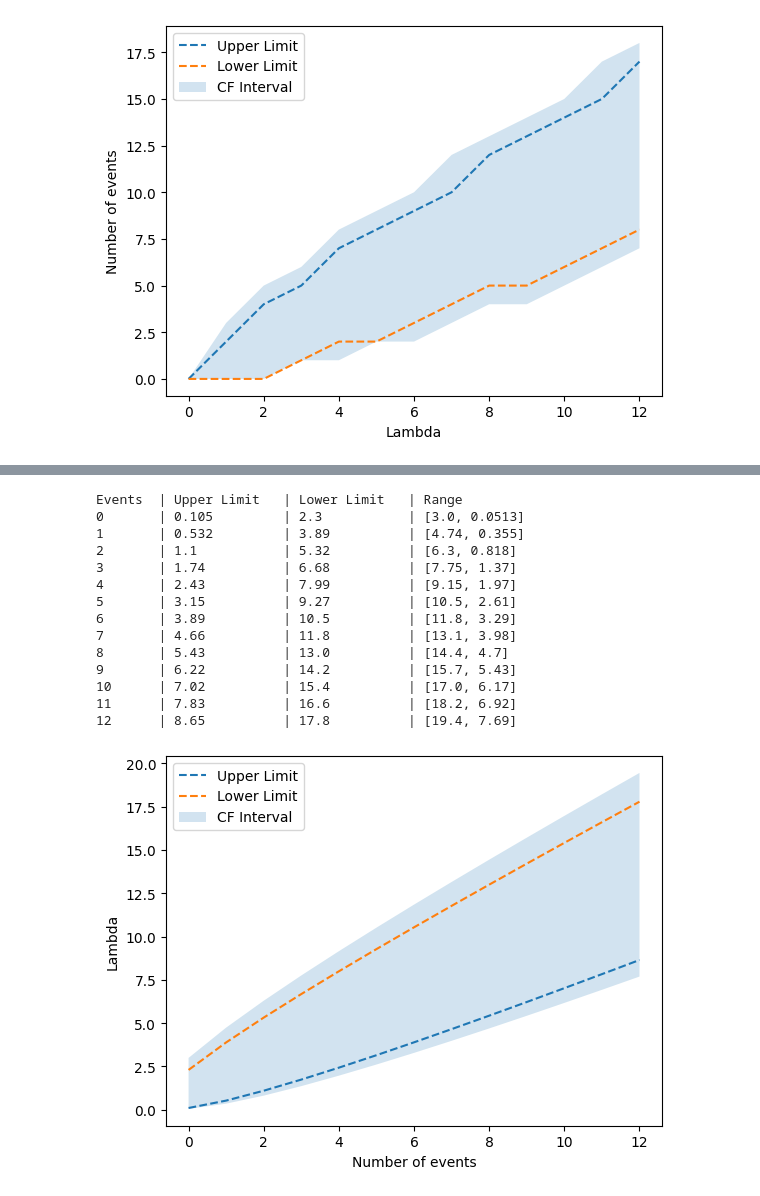
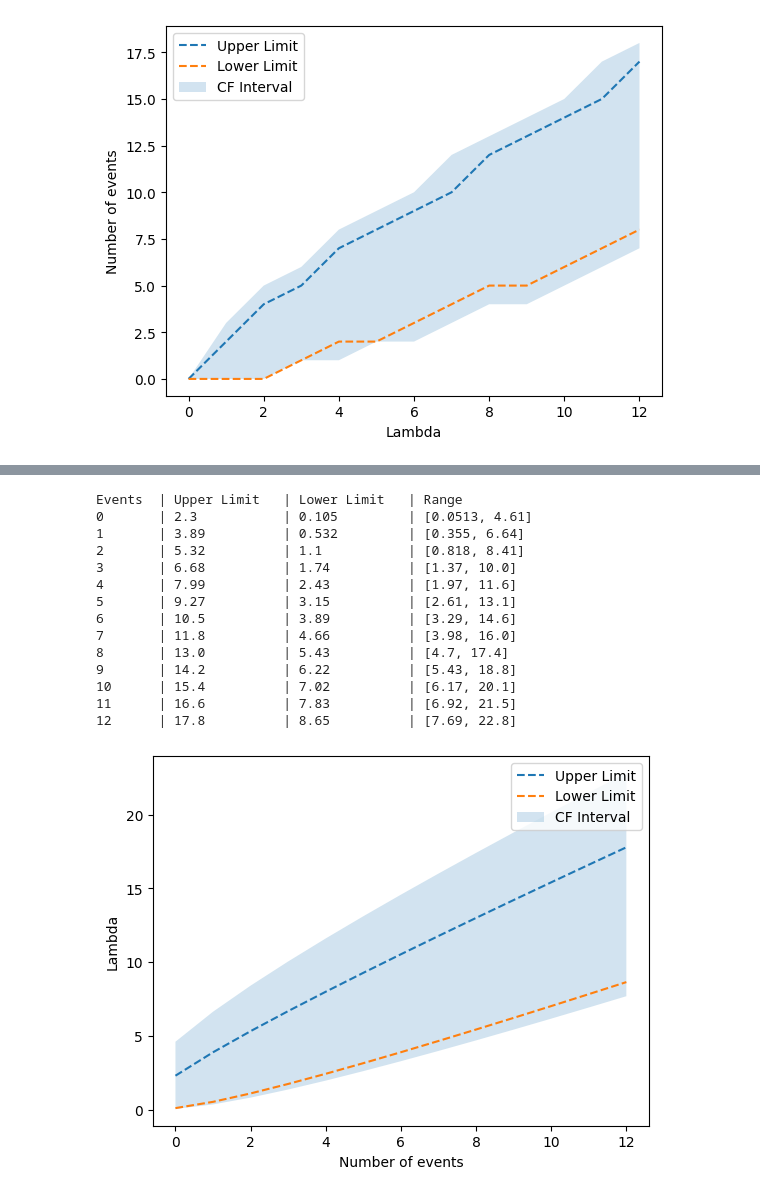
Before and after one commit to aotownsend/StatMethods2022, a Jupyter notebook: submissions/week10/oesterheld_week10.ipynb, the cells around one changed output, grey strips where cells are left out. Cells and saved outputs as stored; diff of their text form; code cells hidden in the pictures.

```diff
--- a/submissions/week10/oesterheld_week10.ipynb
+++ b/submissions/week10/oesterheld_week10.ipynb
@@ -47,13 +47,3 @@ Lambda  | Upper Limit   | Lower Limit   | Range
 11      | 15.0          | 7.0           | [6.0, 17.0]
 12      | 17.0          | 8.0           | [7.0, 18.0]
 [figure]
-# %%
-n = 0
-
-def f(l):
-    val = sp.stats.poisson.cdf(n, l) - 0.9
-    print((l, val))
-    return val
-
-sol = sp.optimize.bisect(f, 0, 100)
-print(sol)
@@ -78,41 +50,41 @@ print(sol)
 # %%
 n = np.arange(0,13)
 l_upper = np.zeros(13) - 1
 l_lower = l_upper.copy()
 l_range_upper = l_upper.copy()
 l_range_lower = l_upper.copy()
 
 def find_lambda(event_count, offset):
     return sp.optimize.bisect(lambda x : sp.stats.poisson.cdf(event_count, x)-offset, 0, 100)
 
 print("Events\t| Upper Limit\t| Lower Limit\t| Range")
 for i in n:
-    l_upper[i] = find_lambda(i, 0.9)
-    l_lower[i] = find_lambda(i, 0.1)
-    l_range_upper[i] = find_lambda(i, 0.95)
-    l_range_lower[i] = find_lambda(i, 0.05)
+    l_upper[i] = find_lambda(i, 0.1)
+    l_lower[i] = find_lambda(i, 0.9)
+    l_range_upper[i] = find_lambda(i, 0.01)
+    l_range_lower[i] = find_lambda(i, 0.95)
     print(f"{i}\t| {l_upper[i]:.3}\t\t| {l_lower[i]:.3}\t\t| [{l_range_lower[i]:.3}, {l_range_upper[i]:.3}]")
 
 plt.plot(n, l_upper, "--", label="Upper Limit")
 plt.plot(n, l_lower, "--", label="Lower Limit")
 plt.fill_between(n, l_range_upper, l_range_lower, alpha=0.2, label="CF Interval")
 plt.xlabel("Number of events")
 plt.ylabel("Lambda")
 plt.legend()
 plt.show()
 # %% [output]
 Events  | Upper Limit   | Lower Limit   | Range
-0       | 0.105         | 2.3           | [3.0, 0.0513]
-1       | 0.532         | 3.89          | [4.74, 0.355]
-2       | 1.1           | 5.32          | [6.3, 0.818]
-3       | 1.74          | 6.68          | [7.75, 1.37]
-4       | 2.43          | 7.99          | [9.15, 1.97]
-5       | 3.15          | 9.27          | [10.5, 2.61]
-6       | 3.89          | 10.5          | [11.8, 3.29]
-7       | 4.66          | 11.8          | [13.1, 3.98]
-8       | 5.43          | 13.0          | [14.4, 4.7]
-9       | 6.22          | 14.2          | [15.7, 5.43]
-10      | 7.02          | 15.4          | [17.0, 6.17]
-11      | 7.83          | 16.6          | [18.2, 6.92]
-12      | 8.65          | 17.8          | [19.4, 7.69]
+0       | 2.3           | 0.105         | [0.0513, 4.61]
+1       | 3.89          | 0.532         | [0.355, 6.64]
+2       | 5.32          | 1.1           | [0.818, 8.41]
+3       | 6.68          | 1.74          | [1.37, 10.0]
+4       | 7.99          | 2.43          | [1.97, 11.6]
+5       | 9.27          | 3.15          | [2.61, 13.1]
+6       | 10.5          | 3.89          | [3.29, 14.6]
+7       | 11.8          | 4.66          | [3.98, 16.0]
+8       | 13.0          | 5.43          | [4.7, 17.4]
+9       | 14.2          | 6.22          | [5.43, 18.8]
+10      | 15.4          | 7.02          | [6.17, 20.1]
+11      | 16.6          | 7.83          | [6.92, 21.5]
+12      | 17.8          | 8.65          | [7.69, 22.8]
-[figure, old version]
+[figure, new version]
```
Also changed, not shown: parts of 1 cell of this notebook.
